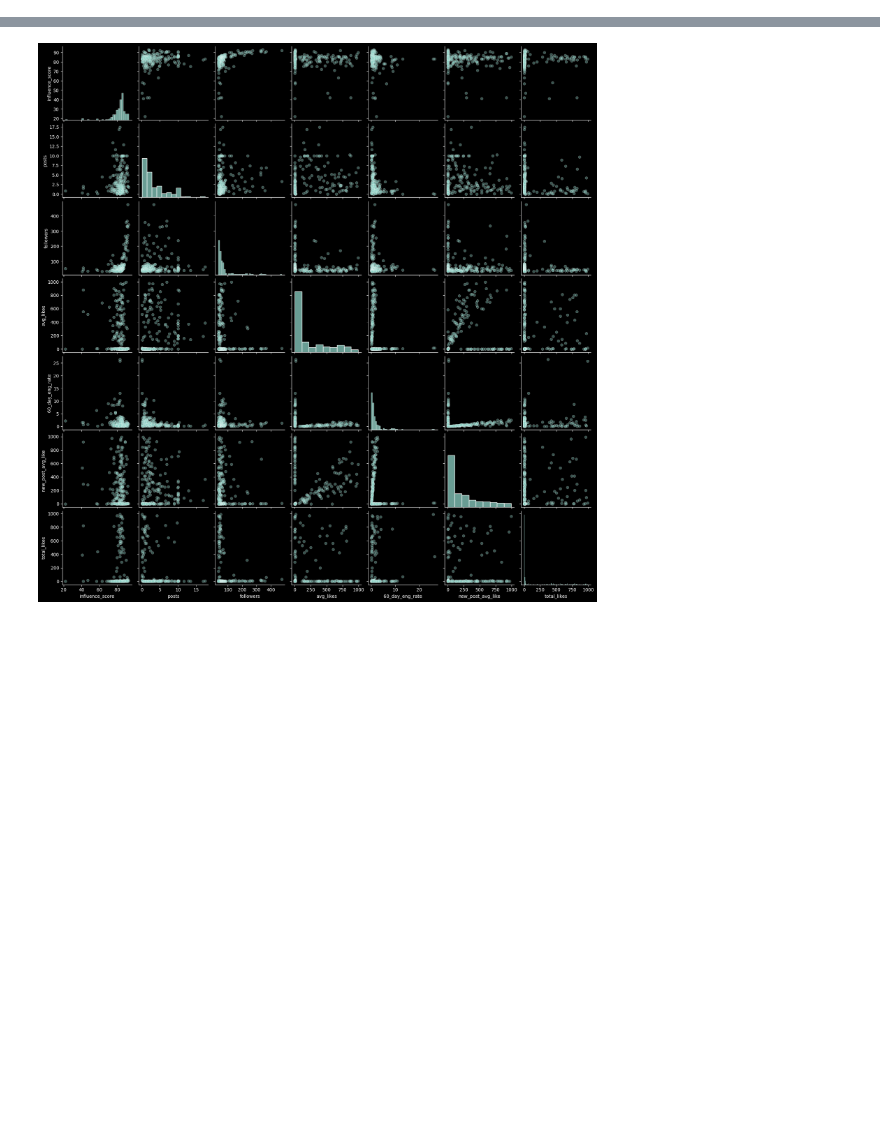
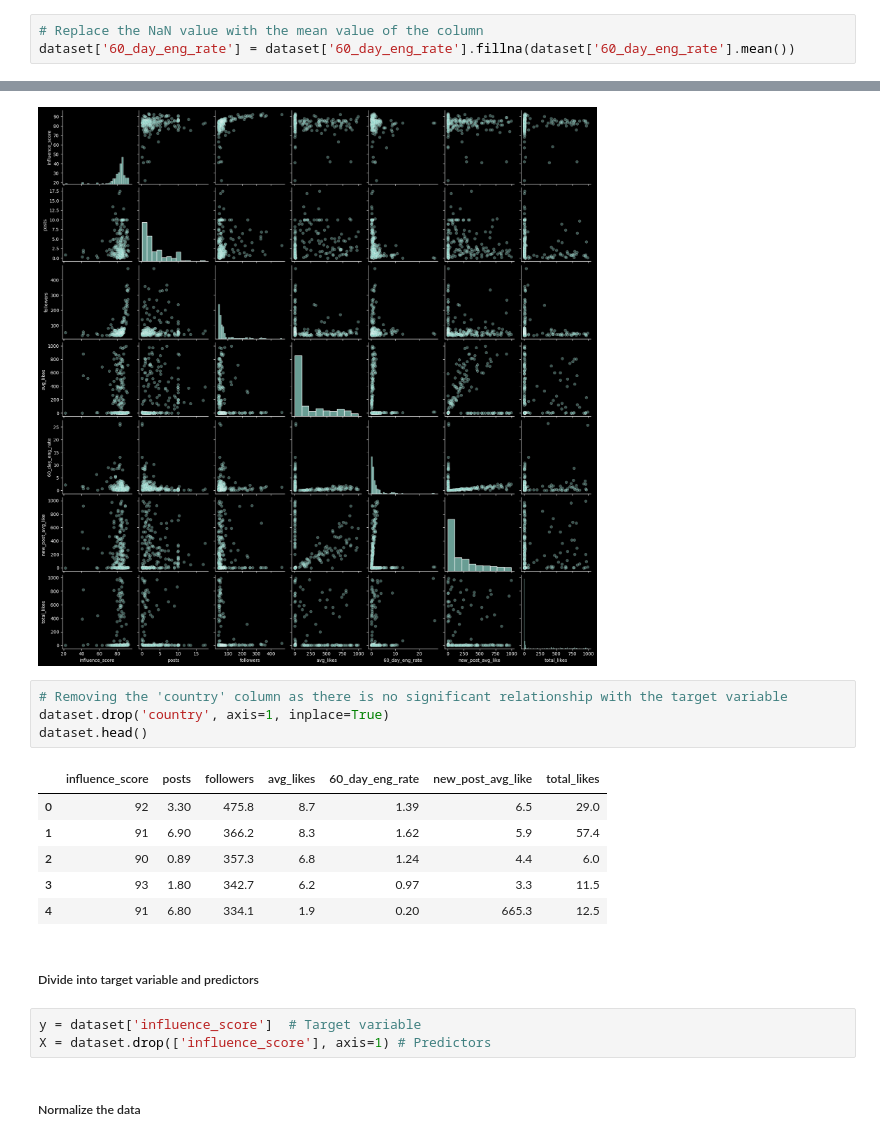
Before and after one commit to mozzam123/Influencer-Impact-Analysis-DecisionTrees, a Jupyter notebook: main.ipynb, the cells around one changed output, grey strips where cells are left out. Drawn from its saved outputs; the diff is of its cells as text; blank space fills up the shorter version.

```diff
--- a/main.ipynb
+++ b/main.ipynb
@@ -105,6 +105,9 @@ dataset.head()
 | 2 | 90 | 0.89 | 357.3 | 6.8 | 1.24 | 4.4 | 6.0 | ... |
 | 3 | 93 | 1.80 | 342.7 | 6.2 | 0.97 | 3.3 | 11.5 | ... |
 | 4 | 91 | 6.80 | 334.1 | 1.9 | 0.20 | 665.3 | 12.5 | ... |
+# %%
+# Replace the NaN value with the mean value of the column
+dataset['60_day_eng_rate'] = dataset['60_day_eng_rate'].fillna(dataset['60_day_eng_rate'].mean())
 # %%
 sns.jointplot(x="followers", y="influence_score", data=dataset, alpha=0.5)
 # %% [output]
@@ -115,3 +118,21 @@ sns.pairplot(dataset, kind="scatter", plot_kws={'alpha': 0.4})
 # %% [output]
 <seaborn.axisgrid.PairGrid at 0x...>
 [figure]
+# %%
+# Removing the 'country' column as there is no significant relationship with the target variable
+dataset.drop('country', axis=1, inplace=True)
+dataset.head()
+# %% [output]
+|  | influence_score | posts | followers | avg_likes | 60_day_eng_rate | new_post_avg_like | total_likes |
+| 0 | 92 | 3.30 | 475.8 | 8.7 | 1.39 | 6.5 | 29.0 |
+| 1 | 91 | 6.90 | 366.2 | 8.3 | 1.62 | 5.9 | 57.4 |
+| 2 | 90 | 0.89 | 357.3 | 6.8 | 1.24 | 4.4 | 6.0 |
+| 3 | 93 | 1.80 | 342.7 | 6.2 | 0.97 | 3.3 | 11.5 |
+| 4 | 91 | 6.80 | 334.1 | 1.9 | 0.20 | 665.3 | 12.5 |
+# %% [markdown]
+##### Divide into target variable and predictors
+# %%
+y = dataset['influence_score']  # Target variable
+X = dataset.drop(['influence_score'], axis=1) # Predictors
+# %% [markdown]
+##### Normalize the data
```
Also changed, not shown: parts of 14 cells of this notebook.
